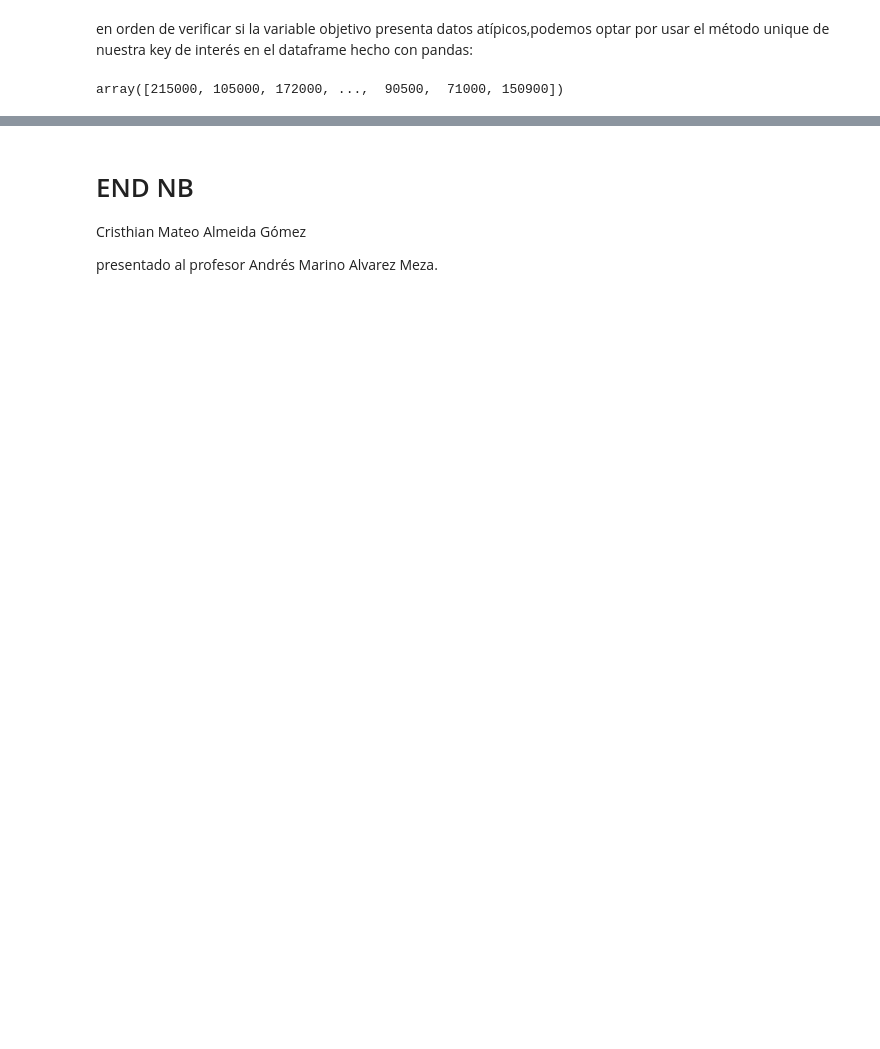
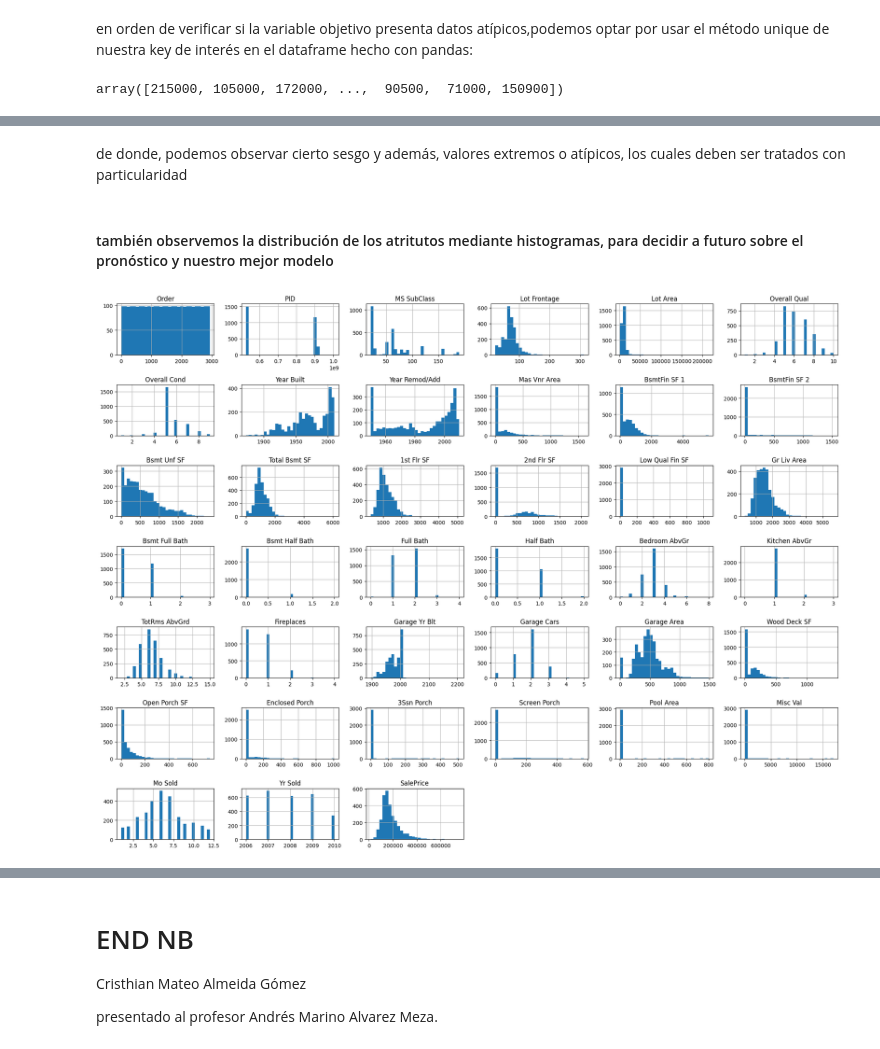
Before and after one commit to Macreat/tAM-MLt, a Jupyter notebook: DevelopTamEnv/content/P1/basis.ipynb, the cells around one changed output, grey strips where cells are left out. Saved outputs shown, nothing was run; the diff lists cells and outputs as text; code cells hidden in the pictures; blank space fills up the shorter version.

```diff
--- a/DevelopTamEnv/content/P1/basis.ipynb
+++ b/DevelopTamEnv/content/P1/basis.ipynb
@@ -246,0 +280,11 @@ array([215000, 105000, 172000, ...,  90500,  71000, 150900])
+# %% [markdown]
+de donde, podemos observar cierto sesgo y además, valores extremos o atípicos, los cuales deben ser tratados con particularidad
+# %% [markdown]
+#### también observemos la distribución de los atritutos mediante histogramas, para decidir a futuro sobre el pronóstico y nuestro mejor modelo
+# %%
+housingDF.hist(bins=30, figsize=(20,15))
+plt.tight_layout()
+plt.savefig('results/attribute_histogram_plots.pdf', format='pdf', dpi=300)
+plt.show()
+# %% [output]
+[figure, added]
```
Also changed, not shown: parts of 24 cells of this notebook, 7 other files.
